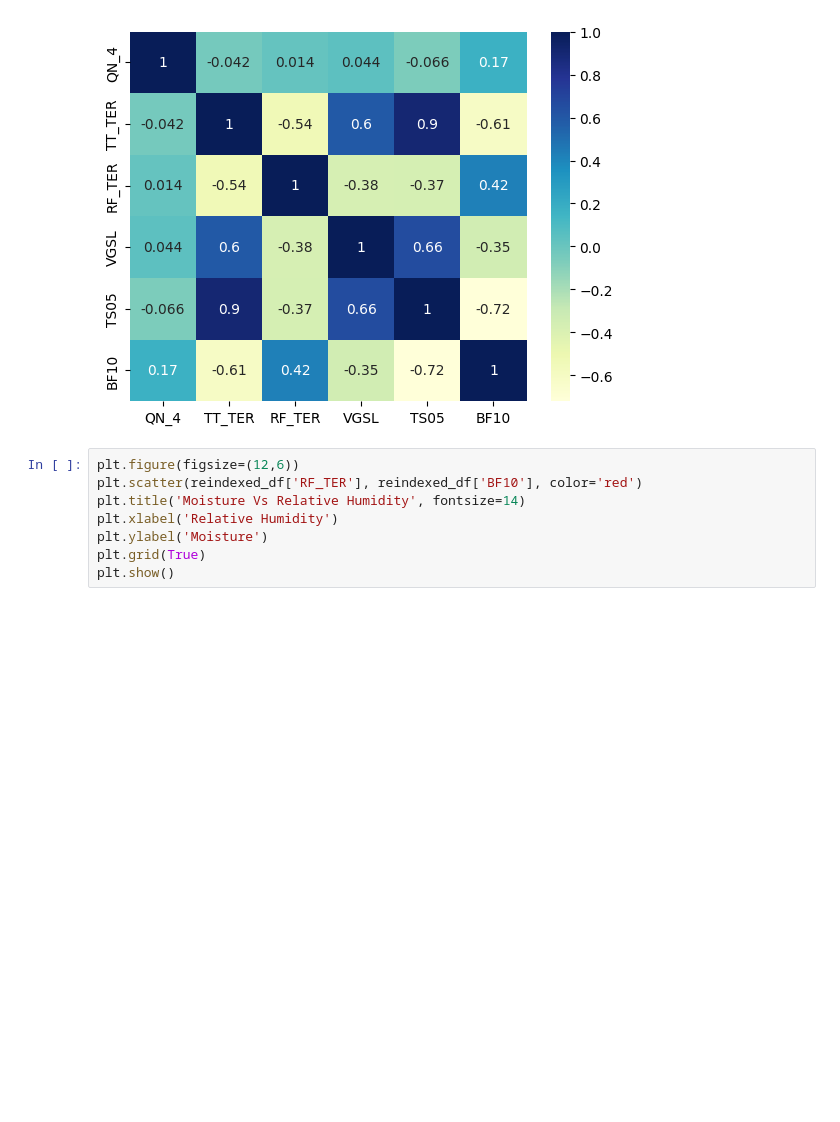
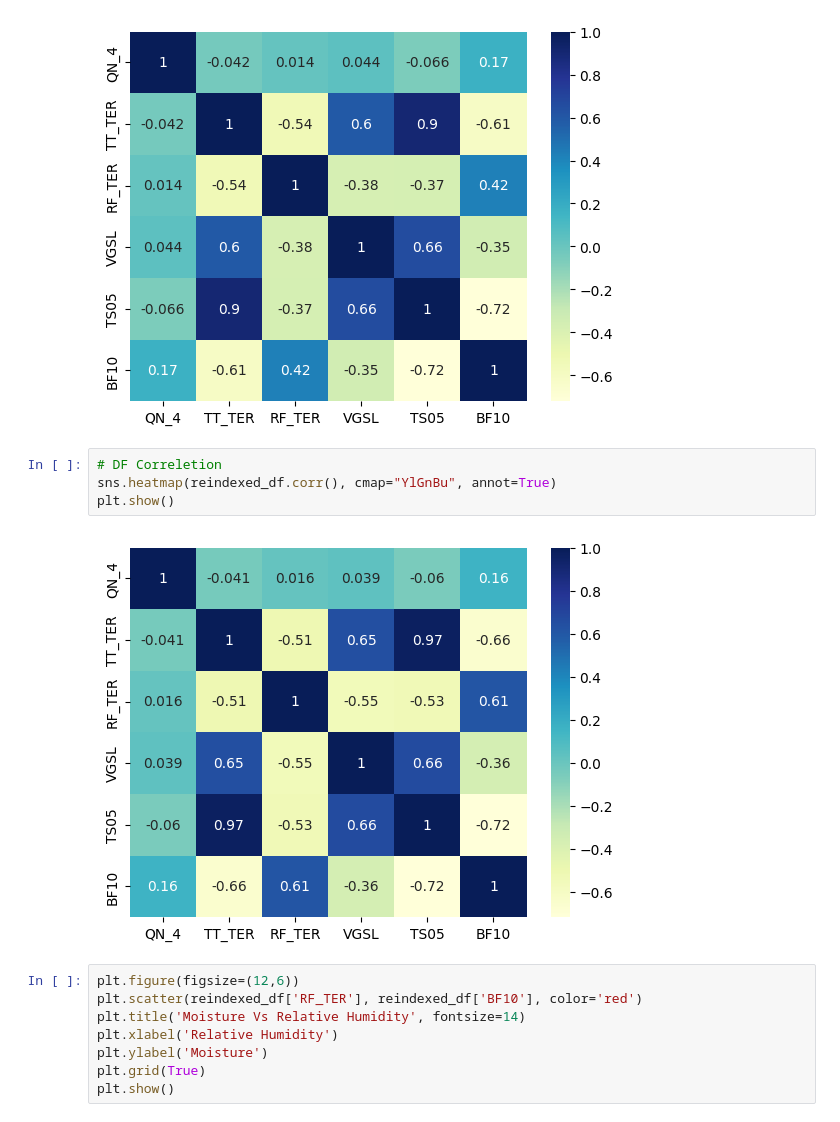
Before and after one commit to RompfRobert/Machine_Learning_and_Deep_Learning, a Jupyter notebook: Capstone-Project/rrompf_capstone.ipynb, the cells around one changed output. Drawn from its saved outputs; the diff is of its cells as text; blank space fills up the shorter version.

Commit message:
reindexed df corr map upload

```diff
--- a/Capstone-Project/rrompf_capstone.ipynb
+++ b/Capstone-Project/rrompf_capstone.ipynb
@@ -181,6 +181,12 @@ sns.heatmap(df.corr(), cmap="YlGnBu", annot=True)
 plt.show()
 # %% [output]
 [figure]
+# %%
+# DF Correletion
+sns.heatmap(reindexed_df.corr(), cmap="YlGnBu", annot=True)
+plt.show()
+# %% [output]
+[figure, added]
 # %%
 plt.figure(figsize=(12,6))
 plt.scatter(reindexed_df['RF_TER'], reindexed_df['BF10'], color='red')
```
